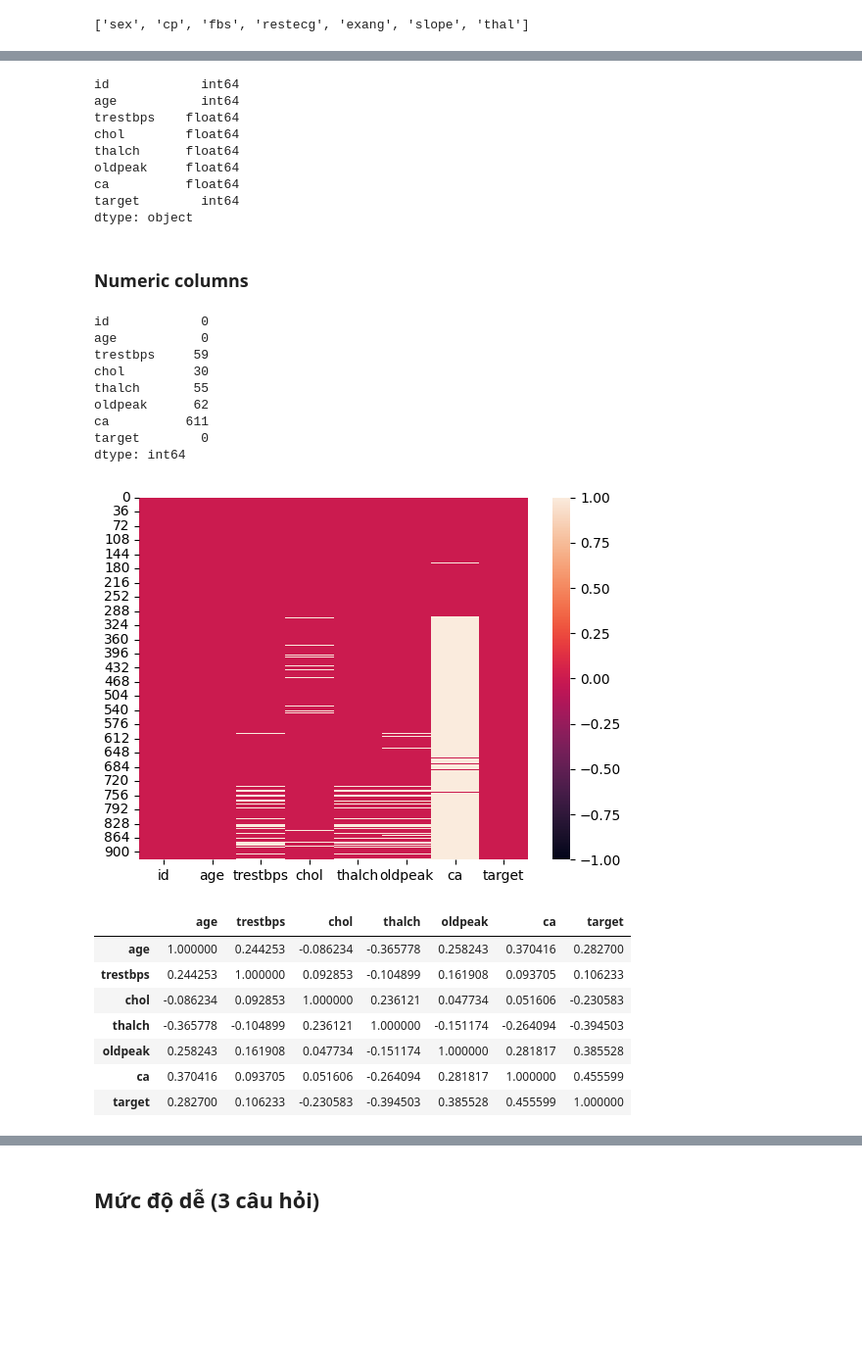
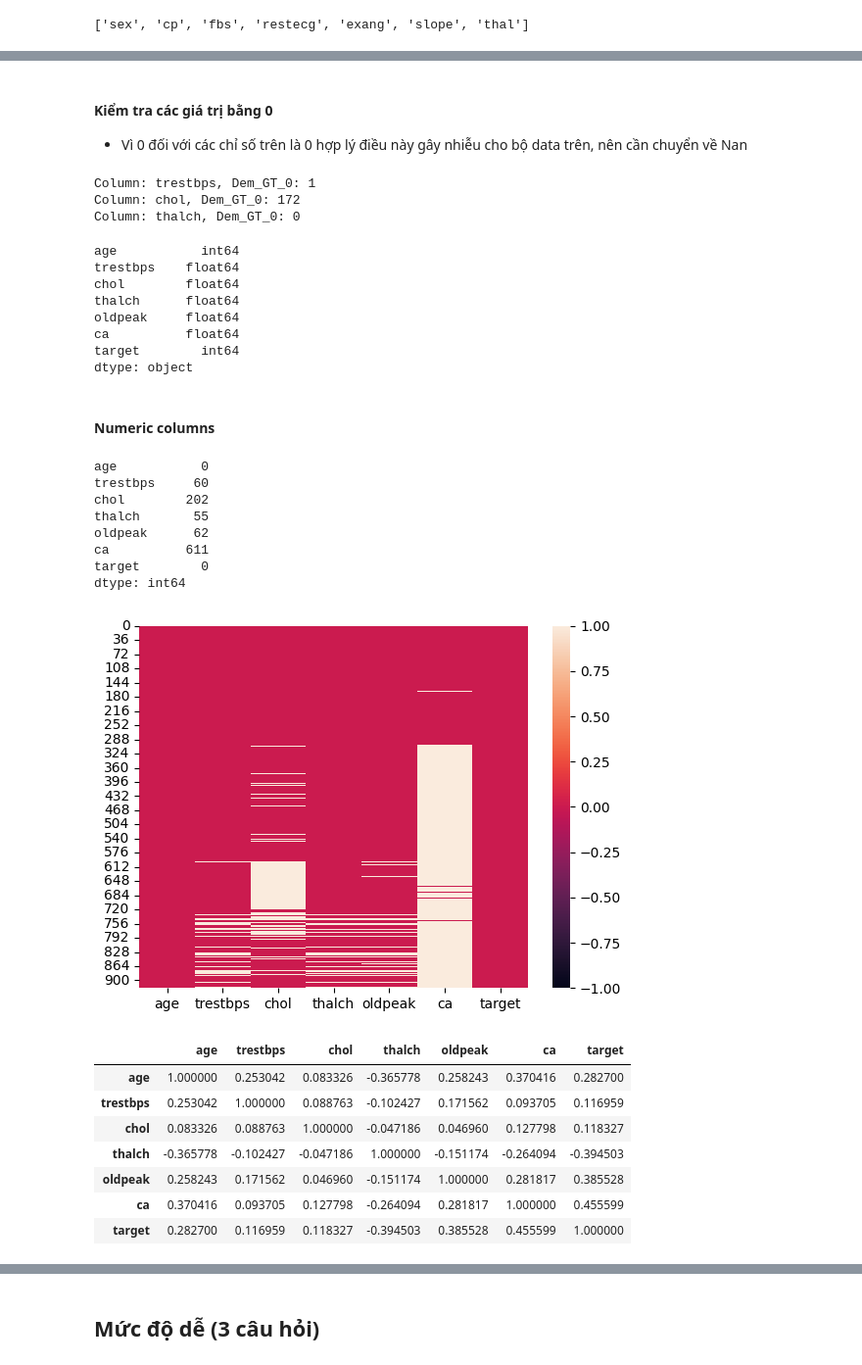
Before and after one commit to lehoanggiavi/ThuThap-XuLyData, a Jupyter notebook: Code/Vi/CodePhu.ipynb, the cells around one changed output, grey strips where cells are left out. Shown at 98% size. Drawn from its saved outputs; the diff is of its cells as text; code cells hidden in the pictures; blank space fills up the shorter version.

```diff
--- a/Code/CodePhu.ipynb
+++ b/Code/Vi/CodePhu.ipynb
@@ -104,5 +104,6 @@ categories_col
 ['sex', 'cp', 'fbs', 'restecg', 'exang', 'slope', 'thal']
 # %%
 df_numeric = df_heart[numeric_col]
+df_numeric = df_numeric.drop(columns='id')
 df_numeric
 # %% [output]
@@ -134,7 +130,23 @@ dtype: object
+# %% [markdown]
+#### Kiểm tra các giá trị bằng 0
+- Vì 0 đối với các chỉ số trên là 0 hợp lý điều này gây nhiễu cho bộ data trên, nên cần chuyển về Nan
+# %%
+for col in df_numeric[['trestbps', 'chol',	'thalch']]:
+    # Đếm số lượng giá trị 0 trước khi thay thế
+    zero_count = df_numeric[df_numeric[col] == 0].shape[0]
+
+    # Thay thế giá trị 0 bằng NaN
+    df_numeric[col] = df_numeric[col].replace(0, np.nan)
+
+    # In thông tin
+    print(f"Column: {col}, Dem_GT_0: {zero_count}")
+# %% [output]
+Column: trestbps, Dem_GT_0: 1
+Column: chol, Dem_GT_0: 172
+Column: thalch, Dem_GT_0: 0
 # %%
 df_numeric.dtypes
 # %% [output]
-id            int64
 age           int64
 trestbps    float64
 chol        float64
@@ -144,17 +156,16 @@ ca          float64
 target        int64
 dtype: object
 # %% [markdown]
-### Numeric columns
+#### Numeric columns
 # %%
 import matplotlib.pyplot as plt
 import seaborn as sns
 # %%
 df_numeric.isna().sum()
 # %% [output]
-id            0
 age           0
-trestbps     59
-chol         30
+trestbps     60
+chol        202
 thalch       55
 oldpeak      62
 ca          611
@@ -163,4 +174,4 @@ dtype: int64
 # %%
 sns.heatmap(df_numeric.isna(), vmin=-1, vmax=1);
 # %% [output]
-[figure, old version]
+[figure, new version]
@@ -167,15 +206,15 @@ sns.heatmap(df_numeric.isna(), vmin=-1, vmax=1);
 # %%
-corr = df_numeric[['age', 'trestbps', 'chol', 'thalch', 'oldpeak', 'ca', 'target']].corr()
+corr = df_numeric.corr()
 corr
 # %% [output]
 |  | age | trestbps | chol | thalch | oldpeak | ca | target |
-| age | 1.000000 | 0.244253 | -0.086234 | -0.365778 | 0.258243 | 0.370416 | 0.282700 |
-| trestbps | 0.244253 | 1.000000 | 0.092853 | -0.104899 | 0.161908 | 0.093705 | 0.106233 |
-| chol | -0.086234 | 0.092853 | 1.000000 | 0.236121 | 0.047734 | 0.051606 | -0.230583 |
-| thalch | -0.365778 | -0.104899 | 0.236121 | 1.000000 | -0.151174 | -0.264094 | -0.394503 |
-| oldpeak | 0.258243 | 0.161908 | 0.047734 | -0.151174 | 1.000000 | 0.281817 | 0.385528 |
-| ca | 0.370416 | 0.093705 | 0.051606 | -0.264094 | 0.281817 | 1.000000 | 0.455599 |
-| target | 0.282700 | 0.106233 | -0.230583 | -0.394503 | 0.385528 | 0.455599 | 1.000000 |
+| age | 1.000000 | 0.253042 | 0.083326 | -0.365778 | 0.258243 | 0.370416 | 0.282700 |
+| trestbps | 0.253042 | 1.000000 | 0.088763 | -0.102427 | 0.171562 | 0.093705 | 0.116959 |
+| chol | 0.083326 | 0.088763 | 1.000000 | -0.047186 | 0.046960 | 0.127798 | 0.118327 |
+| thalch | -0.365778 | -0.102427 | -0.047186 | 1.000000 | -0.151174 | -0.264094 | -0.394503 |
+| oldpeak | 0.258243 | 0.171562 | 0.046960 | -0.151174 | 1.000000 | 0.281817 | 0.385528 |
+| ca | 0.370416 | 0.093705 | 0.127798 | -0.264094 | 0.281817 | 1.000000 | 0.455599 |
+| target | 0.282700 | 0.116959 | 0.118327 | -0.394503 | 0.385528 | 0.455599 | 1.000000 |
 # %%
 sns.heatmap(data=corr, annot=True,
             vmin=-1, vmax=1);
```
Also changed, not shown: parts of 38 cells of this notebook, 4 other files.
